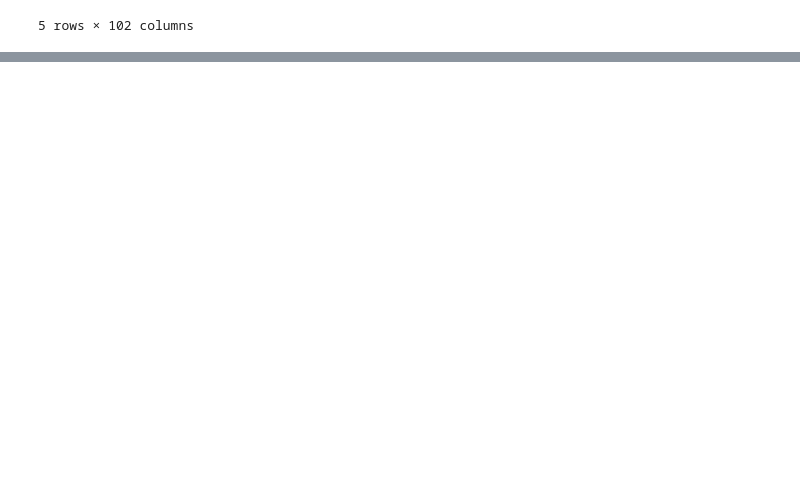
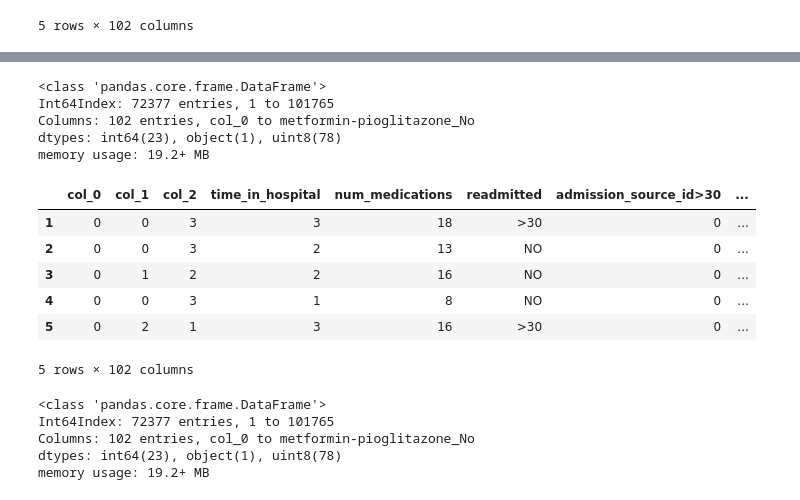
Before and after one commit to pratzz/Diabetes-Readmission-Prediction, a Jupyter notebook: Data_Preprocessing.ipynb, the cells around one changed output, grey strips where cells are left out. Saved outputs shown, nothing was run; the diff lists cells and outputs as text; code cells hidden in the pictures; blank space fills up the shorter version.

```diff
--- a/Data_Preprocessing.ipynb
+++ b/Data_Preprocessing.ipynb
@@ -371,3 +402,36 @@ data.head(10)
 | 10 | 9 | 17 | Diabetes | Circulatory | Injury | >30 | 0 | ... |
 | 11 | 7 | 11 | Neoplasms | Others | Neoplasms | <30 | 0 | ... |
 10 rows × 102 columns
+# %%
+from category_encoders.hashing import HashingEncoder
+
+X = pd.DataFrame(data, columns=data.columns)
+y = data.readmitted
+he = HashingEncoder(cols=['diag_1', 'diag_2', 'diag_3'], n_components = 3).fit(X, y)
+data = he.transform(X)
+# %%
+data.info()
+# %% [output]
+<class 'pandas.core.frame.DataFrame'>
+Int64Index: 72377 entries, 1 to 101765
+Columns: 102 entries, col_0 to metformin-pioglitazone_No
+dtypes: int64(23), object(1), uint8(78)
+memory usage: 19.2+ MB
+# %%
+data.head()
+# %% [output]
+|  | col_0 | col_1 | col_2 | time_in_hospital | num_medications | readmitted | admission_source_id>30 | ... |
+| 1 | 0 | 0 | 3 | 3 | 18 | >30 | 0 | ... |
+| 2 | 0 | 0 | 3 | 2 | 13 | NO | 0 | ... |
+| 3 | 0 | 1 | 2 | 2 | 16 | NO | 0 | ... |
+| 4 | 0 | 0 | 3 | 1 | 8 | NO | 0 | ... |
+| 5 | 0 | 2 | 1 | 3 | 16 | >30 | 0 | ... |
+5 rows × 102 columns
+# %%
+data.info()
+# %% [output]
+<class 'pandas.core.frame.DataFrame'>
+Int64Index: 72377 entries, 1 to 101765
+Columns: 102 entries, col_0 to metformin-pioglitazone_No
+dtypes: int64(23), object(1), uint8(78)
+memory usage: 19.2+ MB
```
Also changed, not shown: parts of 12 cells of this notebook.
